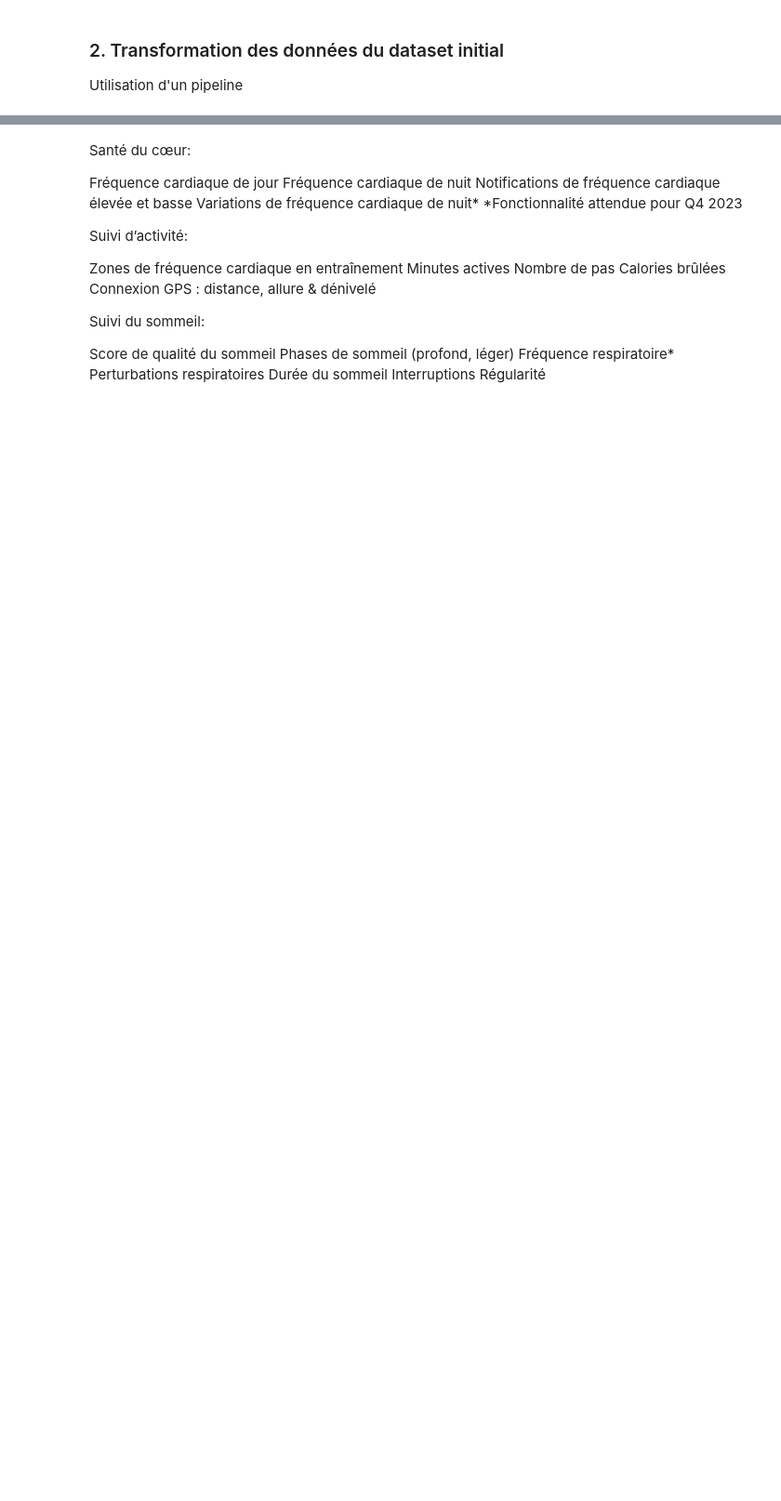
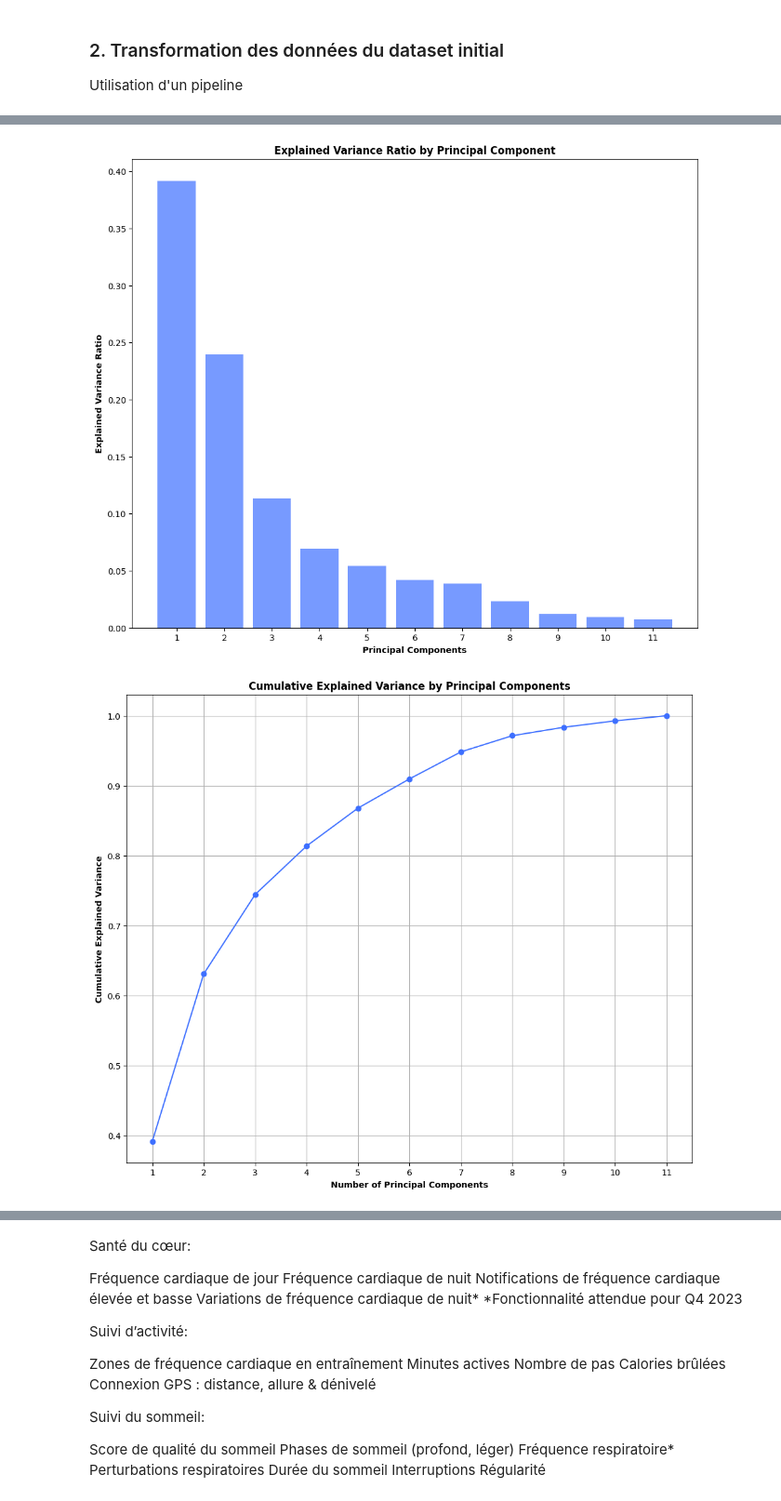
Before and after one commit to ydepledt/pie_project, a Jupyter notebook: pie_ml.ipynb, the cells around one changed output, grey strips where cells are left out. Shown: that part at 93% size. Cells and saved outputs as stored; diff of their text form; code cells hidden in the pictures; blank space fills up the shorter version.

```diff
--- a/pie_ml.ipynb
+++ b/pie_ml.ipynb
@@ -172,0 +175,9 @@ df_transformed
+# %%
+X = df_transformed.drop(columns= 'Stress Level', axis= 1)
+y = df_transformed['Stress Level']
+# %%
+explained_variance = plot_PCA(X, (12,10), None, color= COLORS['PRETTY_BLUE'], alpha= 0.7, align= 'center')
+plot_cumulative_explained_variance(explained_variance, (12, 10), None, marker='o', linestyle='-', color=COLORS['PRETTY_BLUE'])
+# %% [output]
+[figure, added]
+[figure, added]
```
Also changed, not shown: parts of 12 cells of this notebook, 3 other files.
